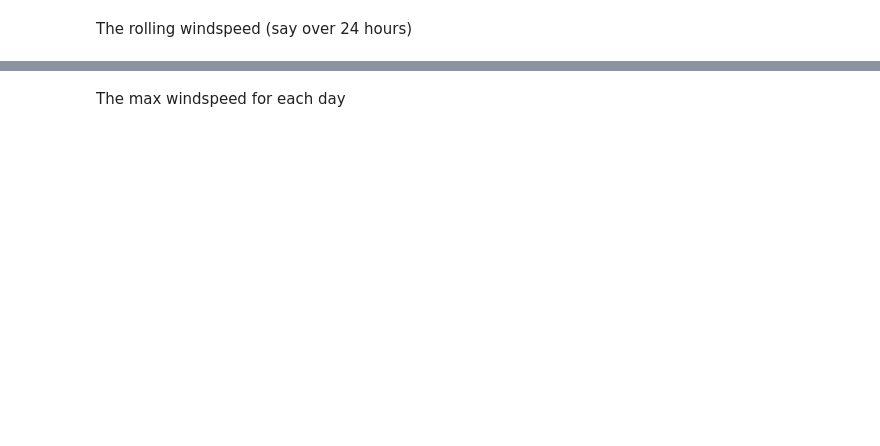
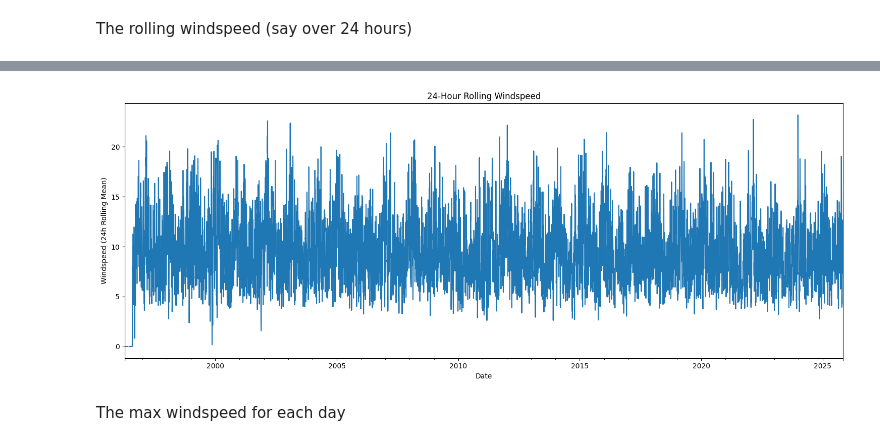
Before and after one commit to quyenphanlyons/programming-for-data-analytics, a Jupyter notebook: assignments/assignment06-weather.ipynb, the cells around one changed output, grey strips where cells are left out. Cells and saved outputs as stored; diff of their text form; code cells hidden in the pictures; blank space fills up the shorter version.

```diff
--- a/assignments/assignment06-weather.ipynb
+++ b/assignments/assignment06-weather.ipynb
@@ -149,0 +202,5 @@ The rolling windspeed (say over 24 hours)
+# %%
+# --- IMPORTANT ---
+# Reindex to continuous hourly timestamps (fills all missing hours)
+df = df.reindex(pd.date_range(df.index.min(), df.index.max(), freq='h'))
+df.head()
@@ -149,0 +215,7 @@ The rolling windspeed (say over 24 hours)
+# %%
+df['wdsp'] = pd.to_numeric(df['wdsp'], errors='coerce').astype(float)
+# %%
+# Interpolate missing windspeed (linear is best for meteorological data)
+#df['wdsp']=df['wdsp'].astype('float64')
+df['wdsp'] = df['wdsp'].interpolate(method='time', limit_direction='both', limit_area='inside', limit=500)
+df['wdsp'].head()
@@ -149,0 +229,4 @@ The rolling windspeed (say over 24 hours)
+# %%
+# 24-hour rolling mean over time-based window
+df['wdsp'] = df['wdsp'].rolling('24h').mean()
+df['wdsp'].head()
@@ -150,2 +240,13 @@ The rolling windspeed (say over 24 hours)
+# %%
+# Plot
+plt.figure(figsize=(15,6))
+df['wdsp'].plot()
+plt.title("24-Hour Rolling Windspeed")
+plt.xlabel("Date")
+plt.ylabel("Windspeed (24h Rolling Mean)")
+plt.tight_layout()
+plt.show()
+# %% [output]
+[figure, added]
 # %% [markdown]
 The max windspeed for each day
```
Also changed, not shown: parts of 17 cells of this notebook.
